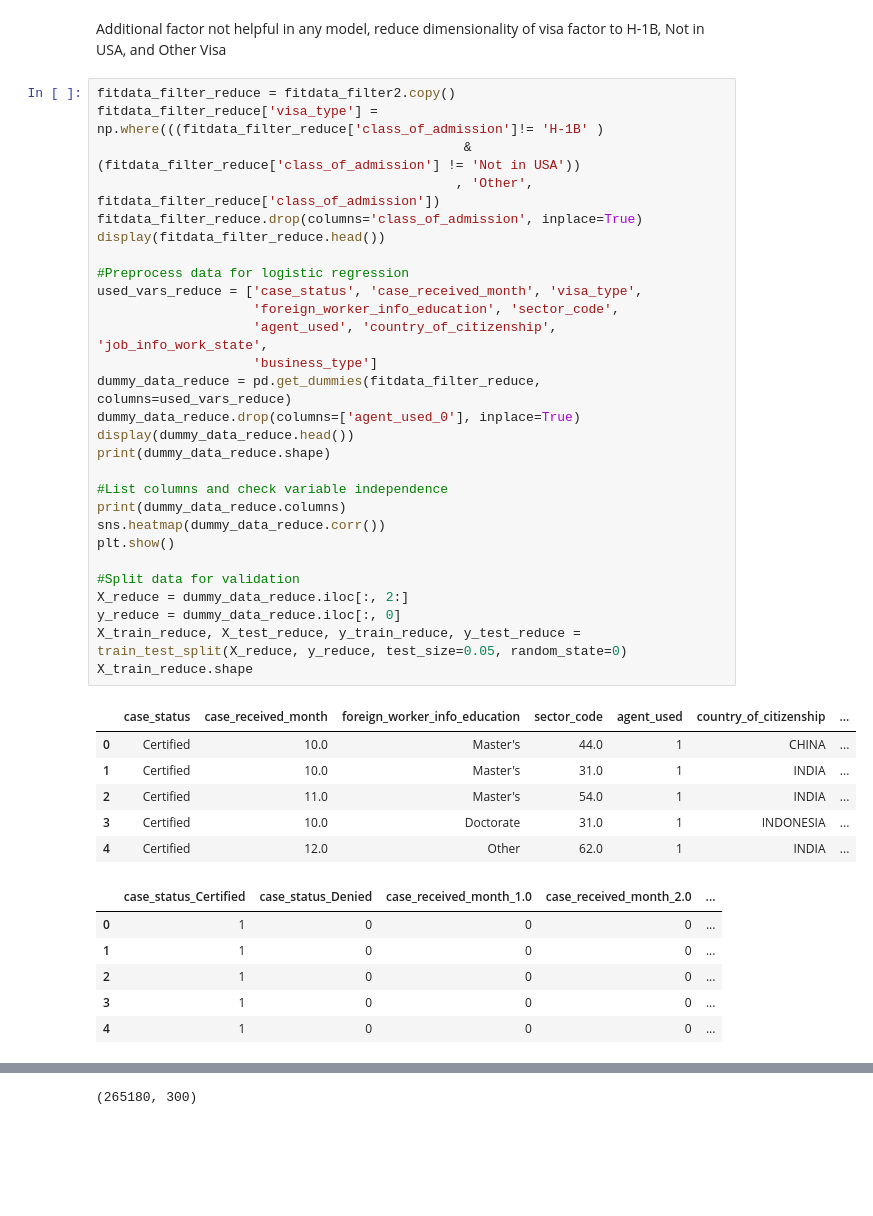
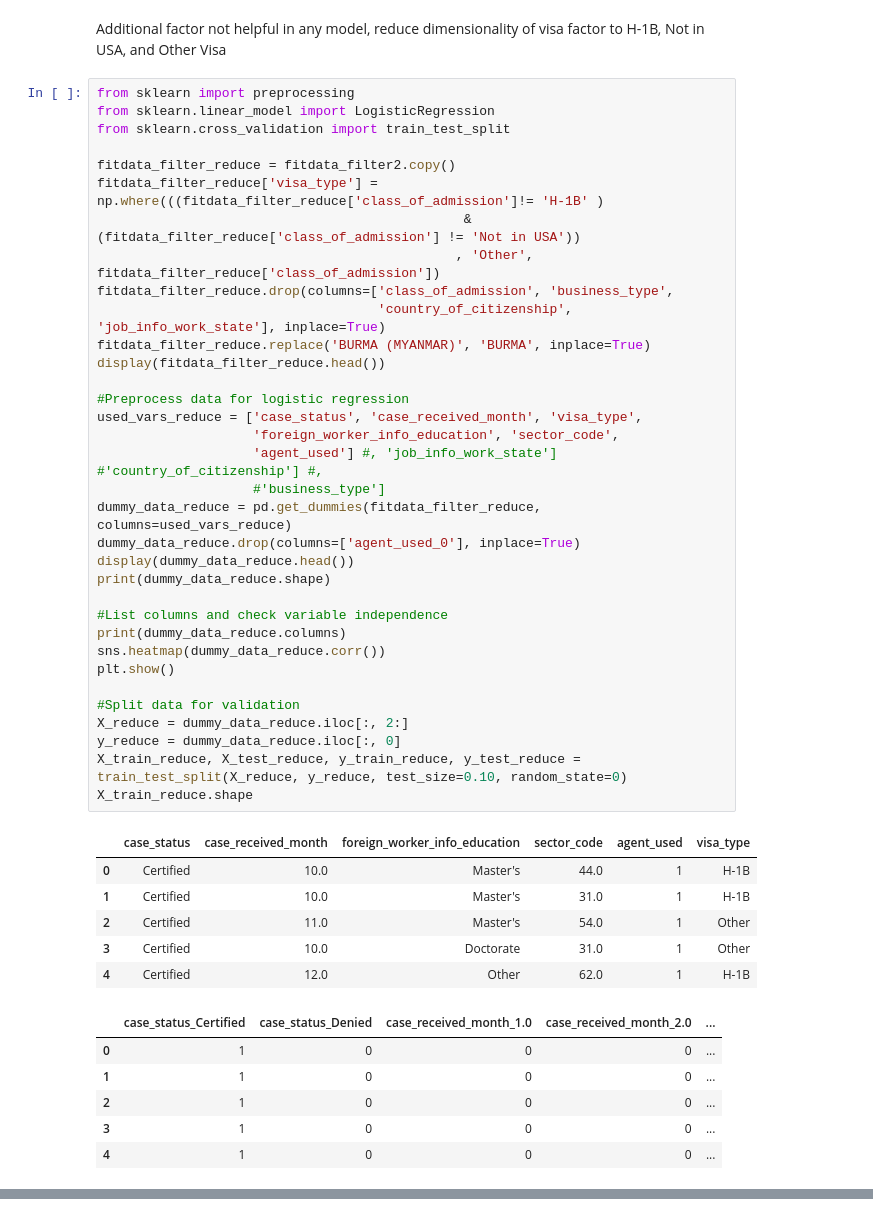
Before and after one commit to lkahre/insight_app, a Jupyter notebook: model_tests.ipynb, the cells around one changed output, grey strips where cells are left out. Drawn from its saved outputs; the diff is of its cells as text; blank space fills up the shorter version.

```diff
--- a/model_tests.ipynb
+++ b/model_tests.ipynb
@@ -709,40 +535,46 @@ Accuracy: 0.948699577273053
 # %% [markdown]
 Additional factor not helpful in any model, reduce dimensionality of visa factor to H-1B, Not in USA, and Other Visa
 # %%
+from sklearn import preprocessing
+from sklearn.linear_model import LogisticRegression
+from sklearn.cross_validation import train_test_split
+
 fitdata_filter_reduce = fitdata_filter2.copy()
 fitdata_filter_reduce['visa_type'] = np.where(((fitdata_filter_reduce['class_of_admission']!= 'H-1B' )
                                                & (fitdata_filter_reduce['class_of_admission'] != 'Not in USA'))
                                               , 'Other', fitdata_filter_reduce['class_of_admission'])
-fitdata_filter_reduce.drop(columns='class_of_admission', inplace=True)
+fitdata_filter_reduce.drop(columns=['class_of_admission', 'business_type',
+                                    'country_of_citizenship', 'job_info_work_state'], inplace=True)
+fitdata_filter_reduce.replace('BURMA (MYANMAR)', 'BURMA', inplace=True)
 display(fitdata_filter_reduce.head())
 
 #Preprocess data for logistic regression
 used_vars_reduce = ['case_status', 'case_received_month', 'visa_type',
                     'foreign_worker_info_education', 'sector_code',
-                    'agent_used', 'country_of_citizenship', 'job_info_work_state',
-                    'business_type']
+                    'agent_used'] #, 'job_info_work_state'] #'country_of_citizenship'] #,
+                    #'business_type']
 dummy_data_reduce = pd.get_dummies(fitdata_filter_reduce, columns=used_vars_reduce)
 dummy_data_reduce.drop(columns=['agent_used_0'], inplace=True)
 display(dummy_data_reduce.head())
 print(dummy_data_reduce.shape)
 
 #List columns and check variable independence
 print(dummy_data_reduce.columns)
 sns.heatmap(dummy_data_reduce.corr())
 plt.show()
 
 #Split data for validation
 X_reduce = dummy_data_reduce.iloc[:, 2:]
 y_reduce = dummy_data_reduce.iloc[:, 0]
-X_train_reduce, X_test_reduce, y_train_reduce, y_test_reduce = train_test_split(X_reduce, y_reduce, test_size=0.05, random_state=0)
+X_train_reduce, X_test_reduce, y_train_reduce, y_test_reduce = train_test_split(X_reduce, y_reduce, test_size=0.10, random_state=0)
 X_train_reduce.shape
 # %% [output]
-|  | case_status | case_received_month | foreign_worker_info_education | sector_code | agent_used | country_of_citizenship | ... |
-| 0 | Certified | 10.0 | Master's | 44.0 | 1 | CHINA | ... |
-| 1 | Certified | 10.0 | Master's | 31.0 | 1 | INDIA | ... |
-| 2 | Certified | 11.0 | Master's | 54.0 | 1 | INDIA | ... |
-| 3 | Certified | 10.0 | Doctorate | 31.0 | 1 | INDONESIA | ... |
-| 4 | Certified | 12.0 | Other | 62.0 | 1 | INDIA | ... |
+|  | case_status | case_received_month | foreign_worker_info_education | sector_code | agent_used | visa_type |
+| 0 | Certified | 10.0 | Master's | 44.0 | 1 | H-1B |
+| 1 | Certified | 10.0 | Master's | 31.0 | 1 | H-1B |
+| 2 | Certified | 11.0 | Master's | 54.0 | 1 | Other |
+| 3 | Certified | 10.0 | Doctorate | 31.0 | 1 | Other |
+| 4 | Certified | 12.0 | Other | 62.0 | 1 | H-1B |
 |  | case_status_Certified | case_status_Denied | case_received_month_1.0 | case_received_month_2.0 | ... |
 | 0 | 1 | 0 | 0 | 0 | ... |
 | 1 | 1 | 0 | 0 | 0 | ... |
@@ -767,3 +603,2 @@ Index(['case_status_Certified', 'case_status_Denied',
-(265180, 300)
 # %%
 #Set model weights
```
Also changed, not shown: parts of 26 cells of this notebook, 7 other files.
